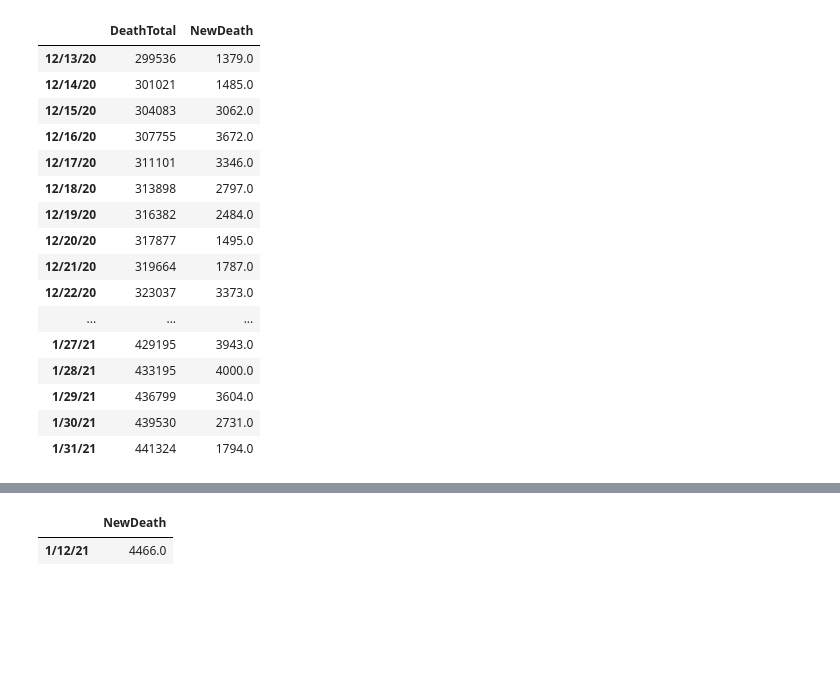
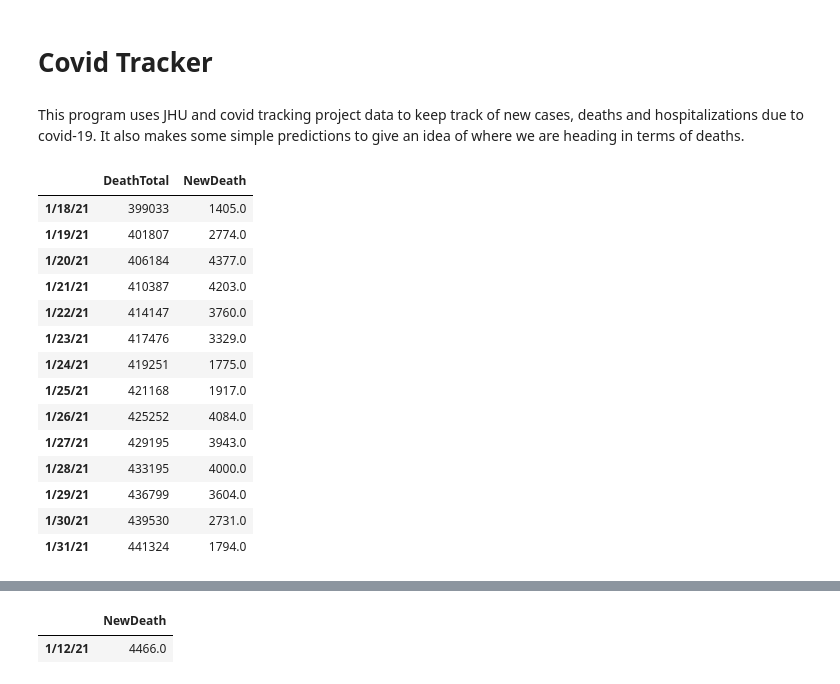
Before and after one commit to jared-m-murphy/Portfolio, a Jupyter notebook: Covid/USA_Death_Cases.ipynb, the cells around one changed output, grey strips where cells are left out. Saved outputs shown, nothing was run; the diff lists cells and outputs as text; code cells hidden in the pictures; blank space fills up the shorter version.

```diff
--- a/Covid/USA_Death_Cases.ipynb
+++ b/Covid/USA_Death_Cases.ipynb
@@ -1 +1,5 @@
+# %% [markdown]
+# Covid Tracker
+# %% [markdown]
+This program uses JHU and covid tracking project data to keep track of new cases, deaths and hospitalizations due to covid-19.  It also makes some simple predictions to give an idea of where we are heading in terms of deaths.
 # %%
@@ -7,23 +10,21 @@ plt.rcParams['figure.figsize'] = [12, 8]
 # %%
 death=pd.read_csv('https://data.humdata.org/hxlproxy/api/data-preview.csv?url=https%3A%2F%2Fraw.githubusercontent.com%2FCSSEGISandData%2FCOVID-19%2Fmaster%2Fcsse_covid_19_data%2Fcsse_covid_19_time_series%2Ftime_series_covid19_deaths_global.csv&filename=time_series_covid19_deaths_global.csv')
 usadeath=pd.DataFrame(death.loc[death['Country/Region'].str.contains('US')])
 usadeath=usadeath.drop(columns=['Province/State','Country/Region','Lat','Long']).T
 usadeath.columns=['DeathTotal']
 usadeath['NewDeath']=usadeath['DeathTotal'].diff(1)
-usadeath.tail(50)
+usadeath.tail(14)
 # %% [output]
 |  | DeathTotal | NewDeath |
-| 12/13/20 | 299536 | 1379.0 |
-| 12/14/20 | 301021 | 1485.0 |
-| 12/15/20 | 304083 | 3062.0 |
-| 12/16/20 | 307755 | 3672.0 |
-| 12/17/20 | 311101 | 3346.0 |
-| 12/18/20 | 313898 | 2797.0 |
-| 12/19/20 | 316382 | 2484.0 |
-| 12/20/20 | 317877 | 1495.0 |
-| 12/21/20 | 319664 | 1787.0 |
-| 12/22/20 | 323037 | 3373.0 |
-| ... | ... | ... |
+| 1/18/21 | 399033 | 1405.0 |
+| 1/19/21 | 401807 | 2774.0 |
+| 1/20/21 | 406184 | 4377.0 |
+| 1/21/21 | 410387 | 4203.0 |
+| 1/22/21 | 414147 | 3760.0 |
+| 1/23/21 | 417476 | 3329.0 |
+| 1/24/21 | 419251 | 1775.0 |
+| 1/25/21 | 421168 | 1917.0 |
+| 1/26/21 | 425252 | 4084.0 |
 | 1/27/21 | 429195 | 3943.0 |
 | 1/28/21 | 433195 | 4000.0 |
 | 1/29/21 | 436799 | 3604.0 |
```
Also changed, not shown: parts of 60 cells of this notebook.
